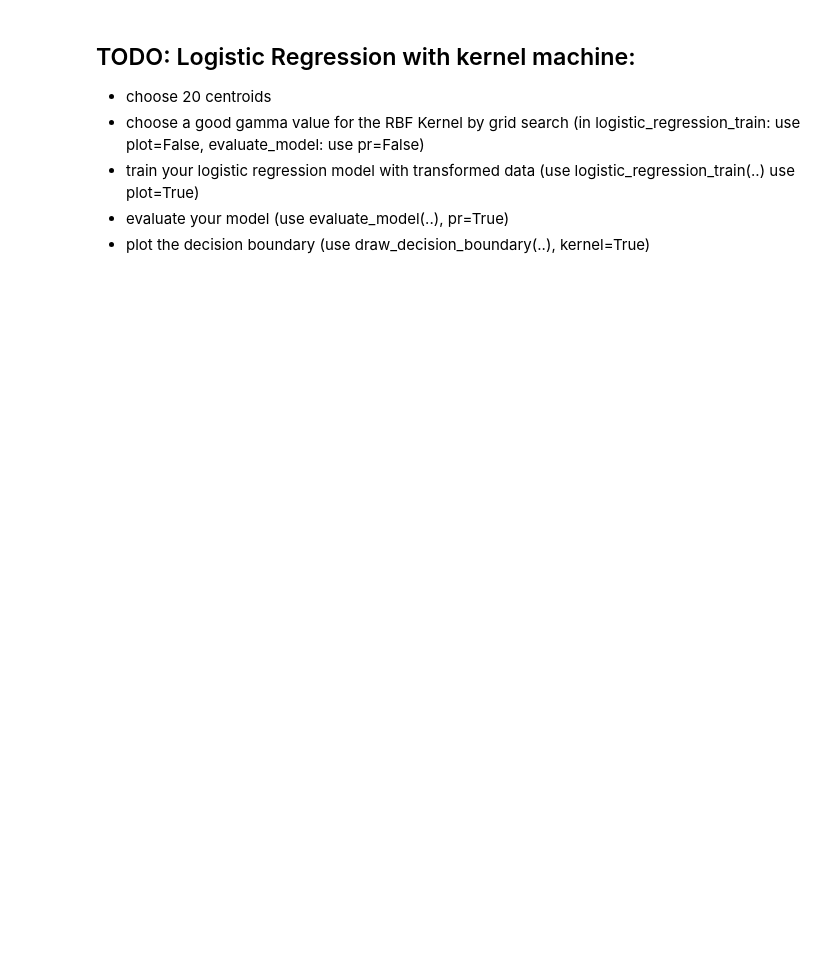
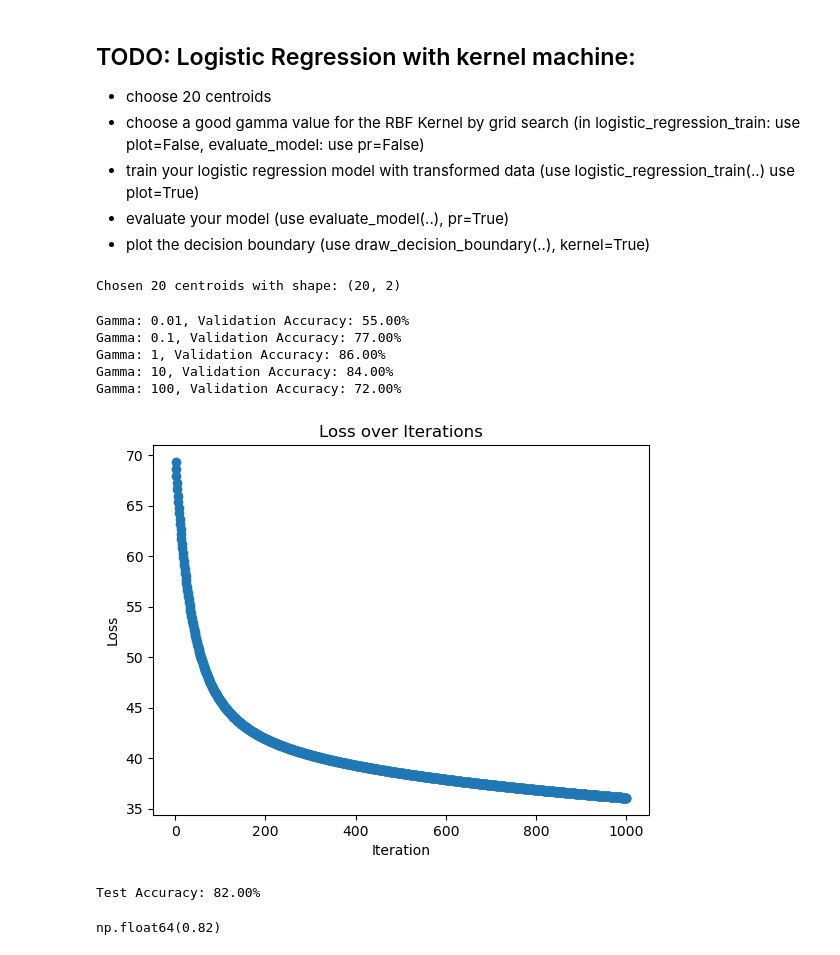
Before and after one commit to x4ahmed/HypothesisSpace, a Jupyter notebook: MachhineLearning/e05_KernelLogisticRegression.ipynb, the cells around one changed output. Drawn from its saved outputs; the diff is of its cells as text; code cells hidden in the pictures; blank space fills up the shorter version.

Commit message:
implemented logistic regression with kernel machine

```diff
--- a/MachhineLearning/e05_KernelLogisticRegression.ipynb
+++ b/MachhineLearning/e05_KernelLogisticRegression.ipynb
@@ -192,2 +187,48 @@ Test Accuracy: 78.00%
+# %%
+# choose 20 centroids using KMeans on the training data
+k = 20
+kmeans = KMeans(n_clusters=k, random_state=0)
+kmeans.fit(x_train)
+centroids = kmeans.cluster_centers_
+print(f"Chosen {k} centroids with shape: {centroids.shape}")
+# %% [output]
+Chosen 20 centroids with shape: (20, 2)
+# %%
+# TODO: implement grid search function for gamma
+def grid_search_gamma(x_train, y_train, x_val, y_val, centroids, gamma_values, nr_iters=1000, learning_rate=0.001):
+    best_gamma = None
+    best_accuracy = 0
+    best_w = None
+
+    for gamma in gamma_values:
+        x_train_transformed = rbf_kernel(x_train, centroids, gamma)
+
+        w = logistic_regression_train(x_train_transformed, y_train, plot=False, nr_iters=nr_iters, learning_rate=learning_rate)
+
+        x_val_transformed = rbf_kernel(x_val, centroids, gamma)
+
+        accuracy = evaluate_model(x_val_transformed, y_val, w, pr=False)
+        print(f"Gamma: {gamma}, Validation Accuracy: {accuracy * 100:.2f}%")
+
+        if accuracy > best_accuracy:
+            best_accuracy = accuracy
+            best_gamma = gamma
+            best_w = w
+
+    return best_gamma, best_w
+
+
+
+
+# TODO: find best gamma with your implemented grid search function
+gamma_values = [0.01, 0.1, 1, 10, 100]
+best_gamma, best_w = grid_search_gamma(x_train, y_train, x_val, y_val, centroids, gamma_values)
+# %% [output]
+Gamma: 0.01, Validation Accuracy: 55.00%
+Gamma: 0.1, Validation Accuracy: 77.00%
+Gamma: 1, Validation Accuracy: 86.00%
+Gamma: 10, Validation Accuracy: 84.00%
+Gamma: 100, Validation Accuracy: 72.00%
 # %%
 # TODO: transform data using RBF Kernel with best gamma
+x_test_transformed = rbf_kernel(x_test, centroids, best_gamma)
@@ -196,4 +235,13 @@ Test Accuracy: 78.00%
+# %%
+# TODO: train model
+w_kernel = logistic_regression_train(x_test_transformed, y_test, plot=True, nr_iters=1000, learning_rate=0.001)
+# %% [output]
+[figure, added]
 # %%
 # TODO: evaluate model (should be better test accuracy than raw logistic regression, I got around 86% :) )
+evaluate_model(x_test_transformed, y_test, w_kernel)
+# %% [output]
+Test Accuracy: 82.00%
+np.float64(0.82)
 # %%
 # TODO: plot decision boundary (should look non linear unlike raw logistic regression from above)
```
Also changed, not shown: parts of 7 cells of this notebook.
